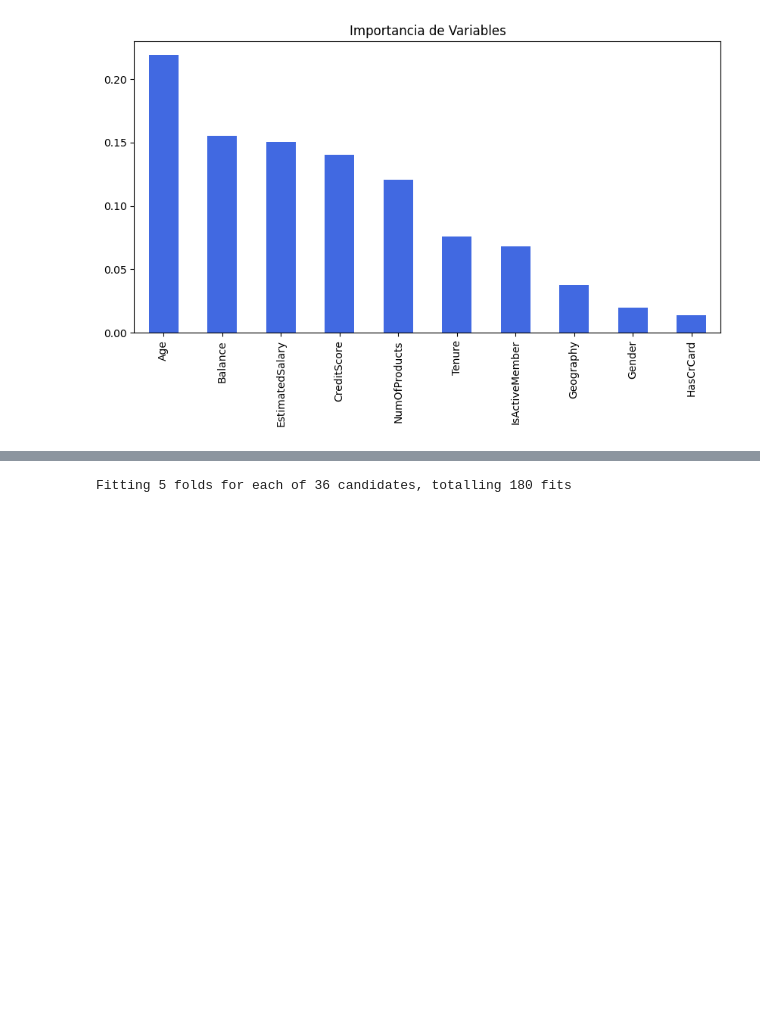
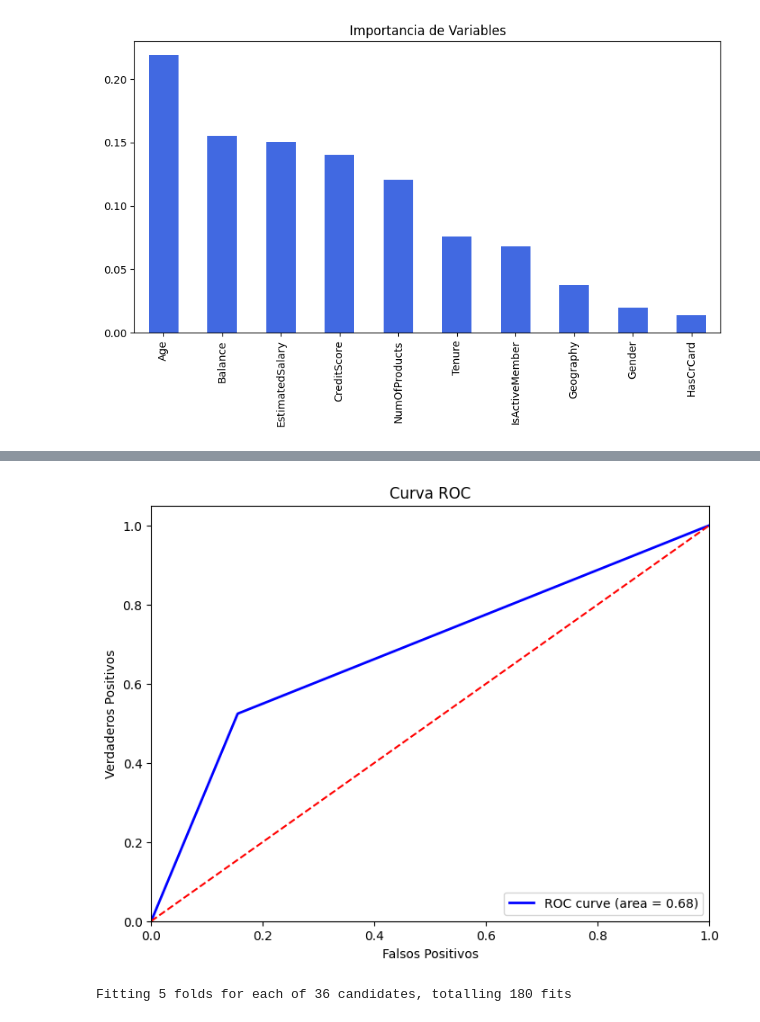
Before and after one commit to DarkinMC/CustomerChurn_Prediction_BankingSector_1AN-213_HAN_G4, a Jupyter notebook: Bank_customer_churn_pred.ipynb, the cells around one changed output, grey strips where cells are left out. Cells and saved outputs as stored; diff of their text form; code cells hidden in the pictures; blank space fills up the shorter version.

Commit message:
Desision tree -Curva ROC Gv (#9)
* Cargar datos

* Summary de estadisticas

* Graficas

* Decision Tree

* Curva ROC

---------

Co-authored-by: Gabriela Vivas <gabavisa@gmail.com>

```diff
--- a/Bank_customer_churn_pred.ipynb
+++ b/Bank_customer_churn_pred.ipynb
@@ -393,3 +393,11 @@ plt.title('Importancia de Variables')
 plt.show()
 # %% [output]
 [figure]
+# %%
+X = df_dt.drop(columns=['Exited'])
+y = df_dt['Exited']
+# %%
+X_train, X_test, y_train, y_test = train_test_split(X, y, test_size=0.2, random_state=42)
+
+clf = DecisionTreeClassifier(random_state=42)
+clf.fit(X_train, y_train)
@@ -395,0 +406,3 @@ plt.show()
+# %%
+y_pred = clf.predict(X_test)
+y_pred_prob = clf.predict_proba(X_test)[:,1]
@@ -396,3 +439,19 @@ plt.show()
+# %%
+from sklearn.metrics import roc_curve, auc
+fpr, tpr, _ = roc_curve(y_test, y_pred_prob)
+roc_auc = auc(fpr, tpr)
+plt.figure(figsize=(8,6))
+plt.plot(fpr, tpr, color='blue', lw=2, label='ROC curve (area = {:.2f})'.format(roc_auc))
+plt.plot([0, 1], [0, 1], color='red', linestyle='--')
+plt.xlim([0.0, 1.0])
+plt.ylim([0.0, 1.05])
+plt.xlabel('Falsos Positivos')
+plt.ylabel('Verdaderos Positivos')
+plt.title('Curva ROC')
+plt.legend(loc='lower right')
+plt.show()
+# %% [output]
+[figure, added]
 # %%
 #Light GBM -Justin
 # %%
```
Also changed, not shown: parts of 4 cells of this notebook.
